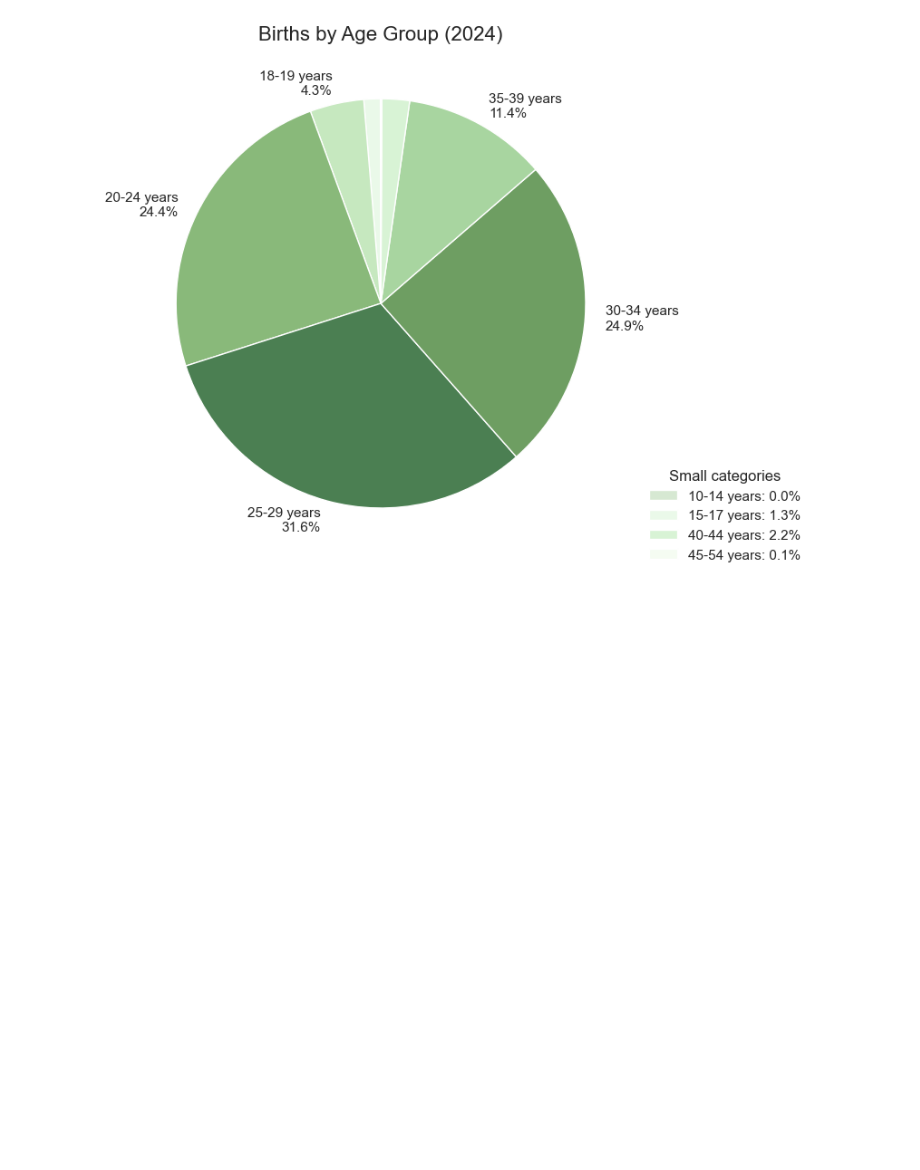
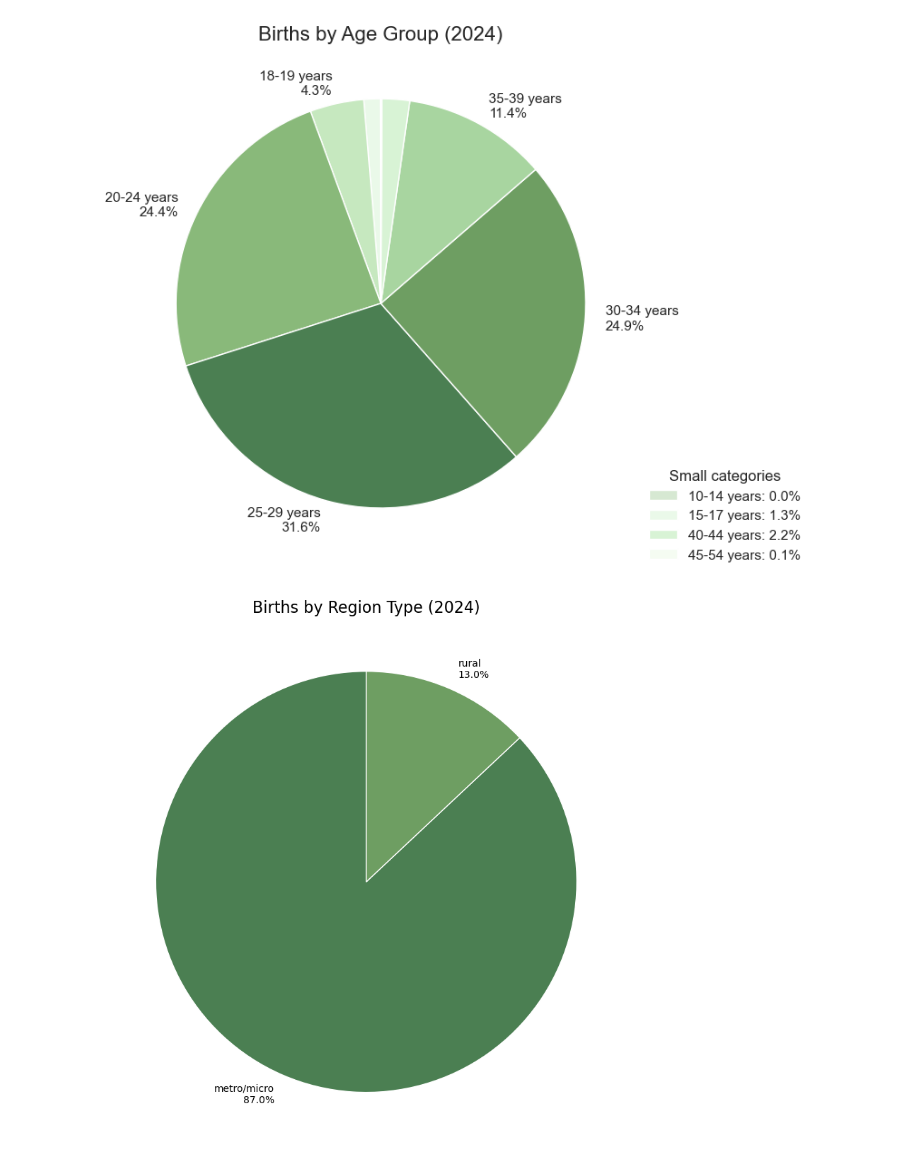
Before and after one commit to ravram193/oklahoma_gendered_mortality, a Jupyter notebook: code/04_graph_sanya.ipynb, the cells around one changed output. Cells and saved outputs as stored; diff of their text form; code cells hidden in the pictures; blank space fills up the shorter version.

Commit message:
rural graph

```diff
--- a/code/04_graph_sanya.ipynb
+++ b/code/04_graph_sanya.ipynb
@@ -729,3 +729,87 @@ plt.savefig(
 plt.show()
 # %% [output]
 [figure]
+# %%
+births_rural = pd.read_csv('../data/output/oklahoma_rural_births_by-county_2010-2024.csv')
+births_rural = births_rural[(births_rural['county'].notnull()) & (births_rural['county'] != 'UNKNOWN')]
+# fixing weird glitch
+births_rural = births_rural[births_rural['population'] != 0]
+births_rural['region_type'] = 'rural'
+births_metro_micro = pd.read_csv('../data/output/oklahoma_metro-micro_births_by-county_2010-2024.csv')
+births_metro_micro = births_metro_micro[(births_metro_micro['county'].notnull()) & (births_metro_micro['county'] != 'UNKNOWN')]
+# fixing weird glitch
+births_metro_micro = births_metro_micro[births_metro_micro['population'] != 0]
+births_metro_micro['region_type'] = 'metro/micro'
+# merge into final dataset
+births_by_region_type = pd.concat([births_metro_micro,births_rural])
+
+year_to_plot = 2024
+df_year = births_by_region_type[births_by_region_type['year'] == year_to_plot].copy()
+
+births_by_region = df_year.groupby('region_type', as_index=False)['births'].sum()
+total_births = births_by_region['births'].sum()
+births_by_region['percent'] = births_by_region['births'] / total_births
+
+ordered_region = [
+    'metro/micro', 'rural'
+]
+births_by_region['region_type'] = pd.Categorical(
+    births_by_region['region_type'],
+    categories=ordered_region,
+    ordered=True
+)
+births_by_region = births_by_region.sort_values('region_type').reset_index(drop=True)
+
+sizes = births_by_region['percent'].values
+region_types  = births_by_region['region_type'].astype(str).values
+
+# ---- green palette (same as before) ----
+greens = [
+    "#4B7F52", "#6E9E62", "#89B97A", "#A8D5A0",
+    "#C6E8BF", "#D8F3D5", "#EAF9E9", "#F5FCF2", "#D6E8D2"
+]
+
+sorted_by_size = births_by_region.sort_values('percent', ascending=False).reset_index(drop=True)
+sorted_by_size['color'] = greens[:len(sorted_by_size)]
+
+color_map = dict(zip(sorted_by_size['region_type'], sorted_by_size['color']))
+colors = births_by_region['region_type'].map(color_map).values
+
+fig, ax = plt.subplots(figsize=(8, 8))
+fig.patch.set_alpha(0.0)
+ax.set_facecolor("none")
+
+# label only slices >= 3%
+labels = [
+    f"{a}\n{p*100:.1f}%"
+    if p >= 0.03 else ""
+    for a, p in zip(region_types, sizes)
+]
+
+wedges, _ = ax.pie(
+    sizes,
+    labels=labels,
+    colors=colors,
+    startangle=90,
+    wedgeprops={'edgecolor': 'white', 'linewidth': 1},
+)
+
+ax.set_title("Births by Region Type (2024)", fontsize=16)
+
+legend_labels = [
+    f"{row['region_type']}: {row['percent']*100:.1f}%"
+    for _, row in small.iterrows()
+]
+
+plt.tight_layout()
+
+plt.savefig(
+    "births_by_region_type_2024.png",
+    dpi=300,
+    transparent=True,
+    bbox_inches="tight"
+)
+
+plt.show()
+# %% [output]
+[figure, added]
```
